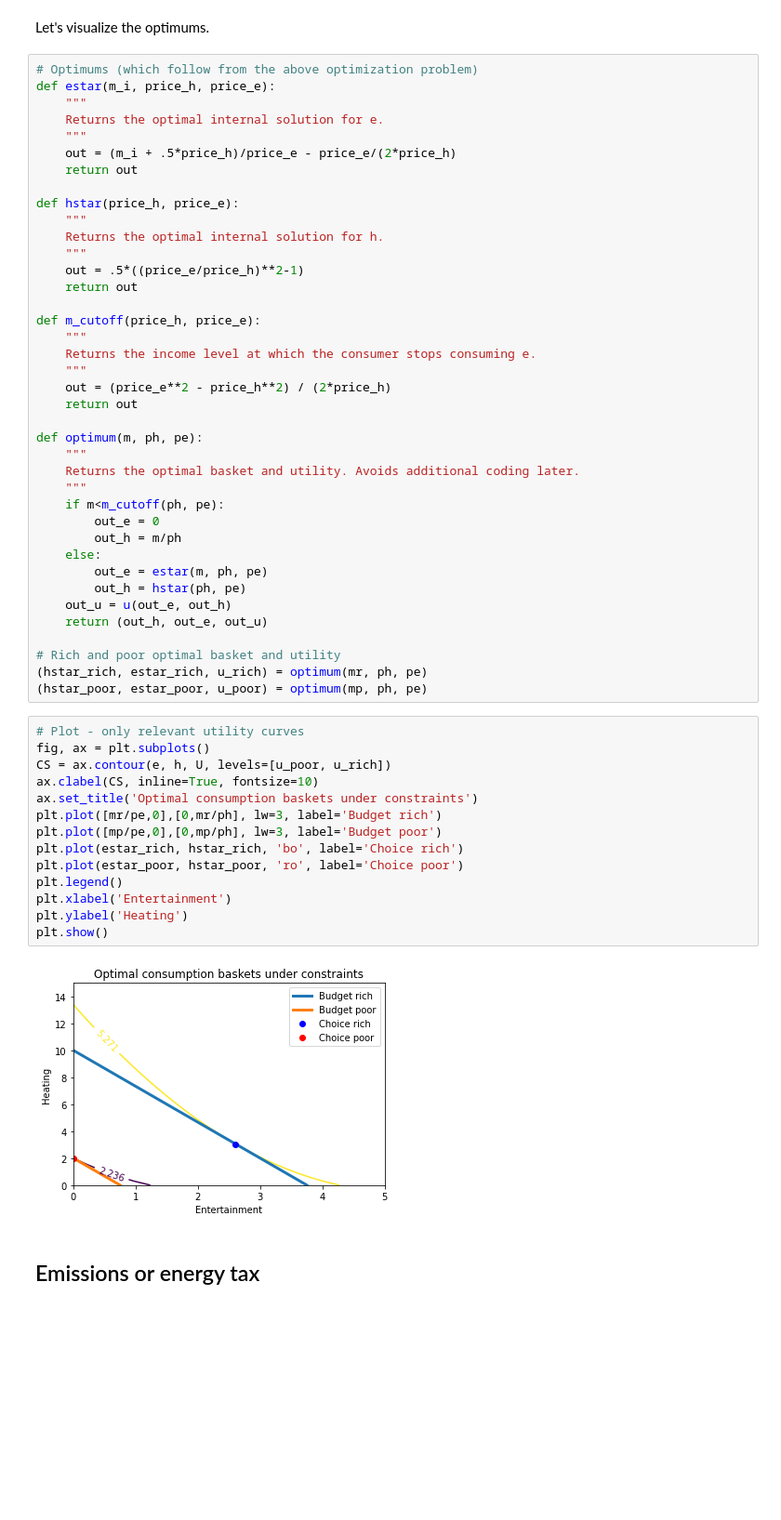
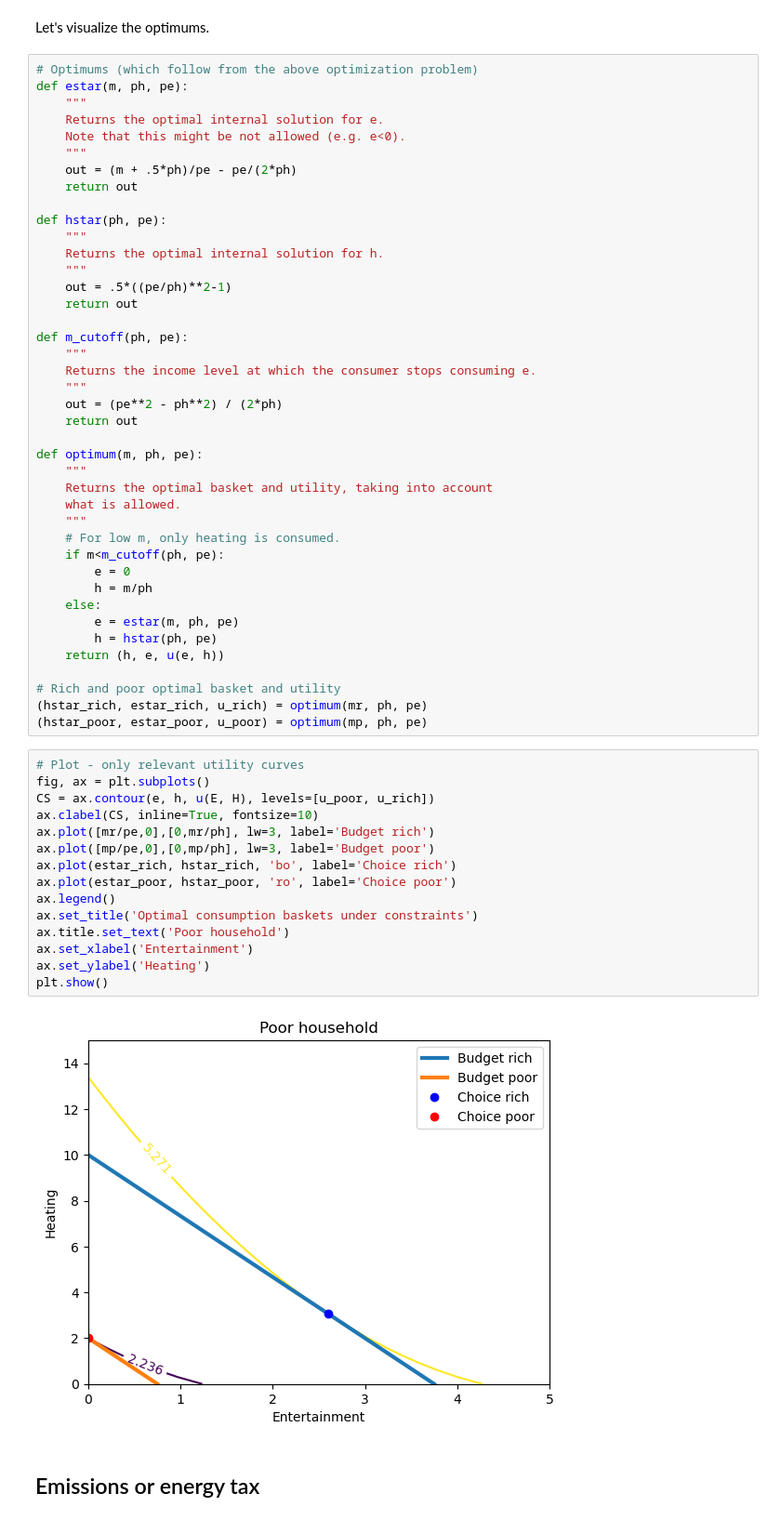
Before and after one commit to Leonbremer/quasilinearUtilityExercise, a Jupyter notebook: quasilinear.ipynb, the cells around one changed output. Shown: that part at 93% size. Cells and saved outputs as stored; diff of their text form; blank space fills up the shorter version.

```diff
--- a/quasilinear.ipynb
+++ b/quasilinear.ipynb
@@ -156,39 +121,41 @@ This can nicely be observed in the last plot, where we see that the rich individ
 Let's visualize the optimums.
 # %%
 # Optimums (which follow from the above optimization problem)
-def estar(m_i, price_h, price_e):
+def estar(m, ph, pe):
     """
     Returns the optimal internal solution for e.
+    Note that this might be not allowed (e.g. e<0).
     """
-    out = (m_i + .5*price_h)/price_e - price_e/(2*price_h)
+    out = (m + .5*ph)/pe - pe/(2*ph)
     return out
 
-def hstar(price_h, price_e):
+def hstar(ph, pe):
     """
     Returns the optimal internal solution for h.
     """
-    out = .5*((price_e/price_h)**2-1)
+    out = .5*((pe/ph)**2-1)
     return out
 
-def m_cutoff(price_h, price_e):
+def m_cutoff(ph, pe):
     """
     Returns the income level at which the consumer stops consuming e.
     """
-    out = (price_e**2 - price_h**2) / (2*price_h)
+    out = (pe**2 - ph**2) / (2*ph)
     return out
 
 def optimum(m, ph, pe):
     """
-    Returns the optimal basket and utility. Avoids additional coding later.
+    Returns the optimal basket and utility, taking into account
+    what is allowed.
     """
+    # For low m, only heating is consumed.
     if m<m_cutoff(ph, pe):
-        out_e = 0
-        out_h = m/ph
+        e = 0
+        h = m/ph
     else:
-        out_e = estar(m, ph, pe)
-        out_h = hstar(ph, pe)
-    out_u = u(out_e, out_h)
-    return (out_h, out_e, out_u)
+        e = estar(m, ph, pe)
+        h = hstar(ph, pe)
+    return (h, e, u(e, h))
 
 # Rich and poor optimal basket and utility
 (hstar_rich, estar_rich, u_rich) = optimum(mr, ph, pe)
@@ -196,19 +163,20 @@ def optimum(m, ph, pe):
 # %%
 # Plot - only relevant utility curves
 fig, ax = plt.subplots()
-CS = ax.contour(e, h, U, levels=[u_poor, u_rich])
+CS = ax.contour(e, h, u(E, H), levels=[u_poor, u_rich])
 ax.clabel(CS, inline=True, fontsize=10)
+ax.plot([mr/pe,0],[0,mr/ph], lw=3, label='Budget rich')
+ax.plot([mp/pe,0],[0,mp/ph], lw=3, label='Budget poor')
+ax.plot(estar_rich, hstar_rich, 'bo', label='Choice rich')
+ax.plot(estar_poor, hstar_poor, 'ro', label='Choice poor')
+ax.legend()
 ax.set_title('Optimal consumption baskets under constraints')
-plt.plot([mr/pe,0],[0,mr/ph], lw=3, label='Budget rich')
-plt.plot([mp/pe,0],[0,mp/ph], lw=3, label='Budget poor')
-plt.plot(estar_rich, hstar_rich, 'bo', label='Choice rich')
-plt.plot(estar_poor, hstar_poor, 'ro', label='Choice poor')
-plt.legend()
-plt.xlabel('Entertainment')
-plt.ylabel('Heating')
+ax.title.set_text('Poor household')
+ax.set_xlabel('Entertainment')
+ax.set_ylabel('Heating')
 plt.show()
 # %% [output]
-[figure, old version]
+[figure, new version]
 # %% [markdown]
 ## Emissions or energy tax
 # %% [markdown]
```
Also changed, not shown: parts of 30 cells of this notebook.
